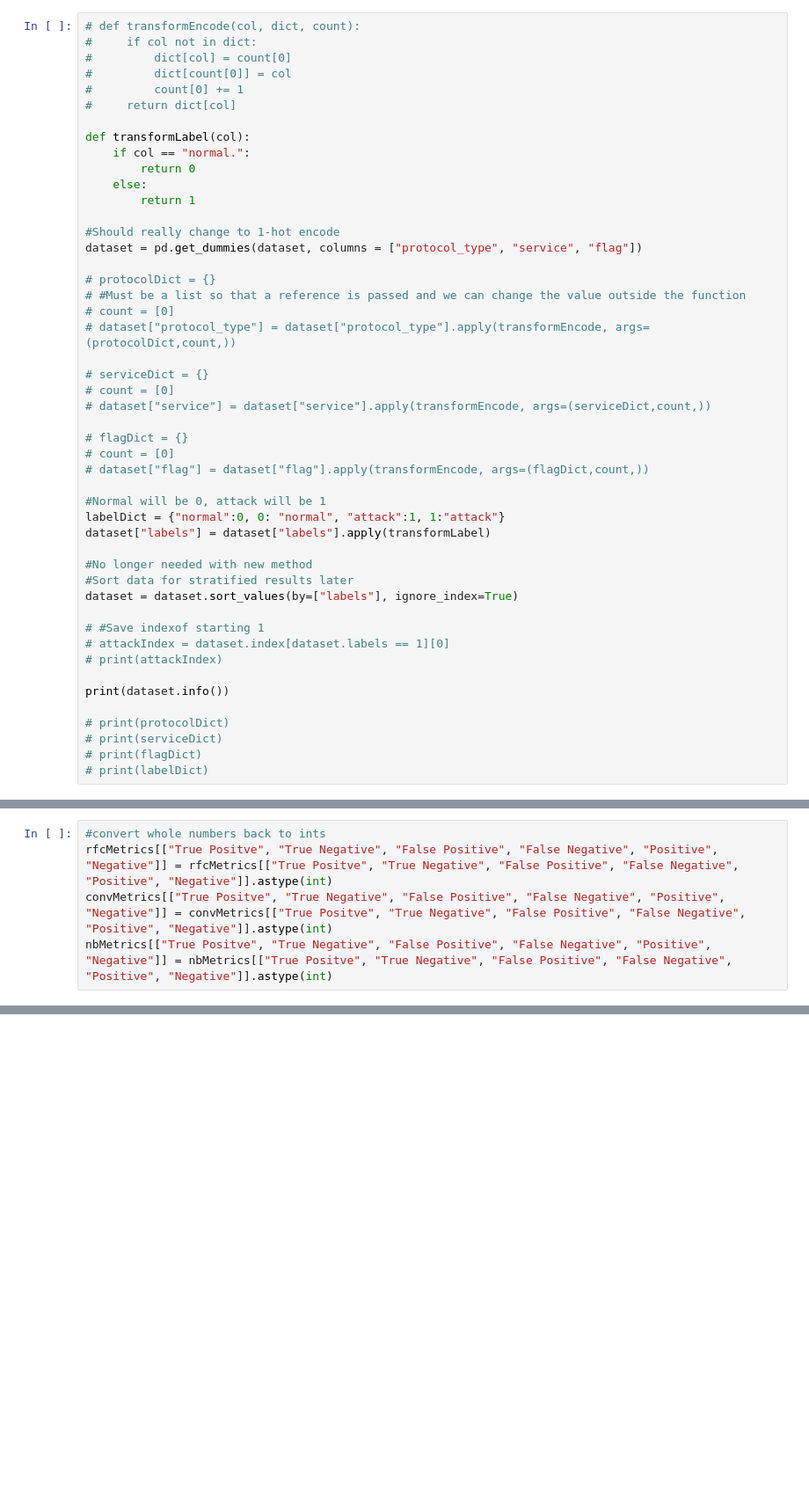
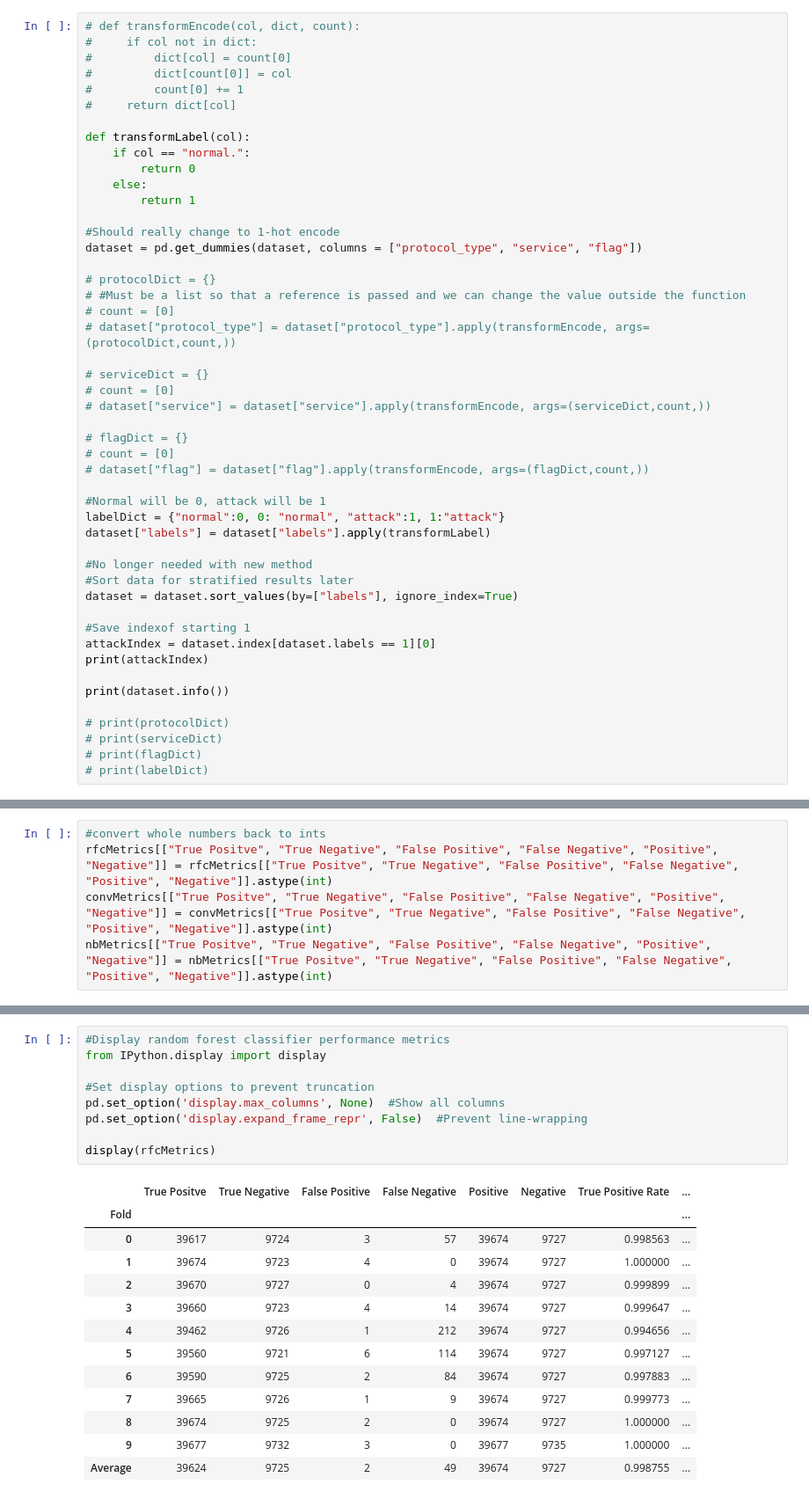
Before and after one commit to joshuakobuskie/FA24-CS634-101-Final, a Jupyter notebook: kobuskie_joshua_finalproject.ipynb, the cells around one changed output, grey strips where cells are left out. Shown at 88% size. Saved outputs shown, nothing was run; the diff lists cells and outputs as text; blank space fills up the shorter version.

```diff
--- a/kobuskie_joshua_finalproject.ipynb
+++ b/kobuskie_joshua_finalproject.ipynb
@@ -128,9 +128,9 @@ dataset["labels"] = dataset["labels"].apply(transformLabel)
 #Sort data for stratified results later
 dataset = dataset.sort_values(by=["labels"], ignore_index=True)
 
-# #Save indexof starting 1
-# attackIndex = dataset.index[dataset.labels == 1][0]
-# print(attackIndex)
+#Save indexof starting 1
+attackIndex = dataset.index[dataset.labels == 1][0]
+print(attackIndex)
 
 print(dataset.info())
 
@@ -480 +432,24 @@ nbMetrics[["True Positve", "True Negative", "False Positive", "False Negative",
+# %%
+#Display random forest classifier performance metrics
+from IPython.display import display
+
+#Set display options to prevent truncation
+pd.set_option('display.max_columns', None)  #Show all columns
+pd.set_option('display.expand_frame_repr', False)  #Prevent line-wrapping
+
+display(rfcMetrics)
+# %% [output]
+|  | True Positve | True Negative | False Positive | False Negative | Positive | Negative | True Positive Rate | ... |
+| Fold |  |  |  |  |  |  |  | ... |
+| 0 | 39617 | 9724 | 3 | 57 | 39674 | 9727 | 0.998563 | ... |
+| 1 | 39674 | 9723 | 4 | 0 | 39674 | 9727 | 1.000000 | ... |
+| 2 | 39670 | 9727 | 0 | 4 | 39674 | 9727 | 0.999899 | ... |
+| 3 | 39660 | 9723 | 4 | 14 | 39674 | 9727 | 0.999647 | ... |
+| 4 | 39462 | 9726 | 1 | 212 | 39674 | 9727 | 0.994656 | ... |
+| 5 | 39560 | 9721 | 6 | 114 | 39674 | 9727 | 0.997127 | ... |
+| 6 | 39590 | 9725 | 2 | 84 | 39674 | 9727 | 0.997883 | ... |
+| 7 | 39665 | 9726 | 1 | 9 | 39674 | 9727 | 0.999773 | ... |
+| 8 | 39674 | 9725 | 2 | 0 | 39674 | 9727 | 1.000000 | ... |
+| 9 | 39677 | 9732 | 3 | 0 | 39677 | 9735 | 1.000000 | ... |
+| Average | 39624 | 9725 | 2 | 49 | 39674 | 9727 | 0.998755 | ... |
 # %%
```
Also changed, not shown: parts of 13 cells of this notebook.
